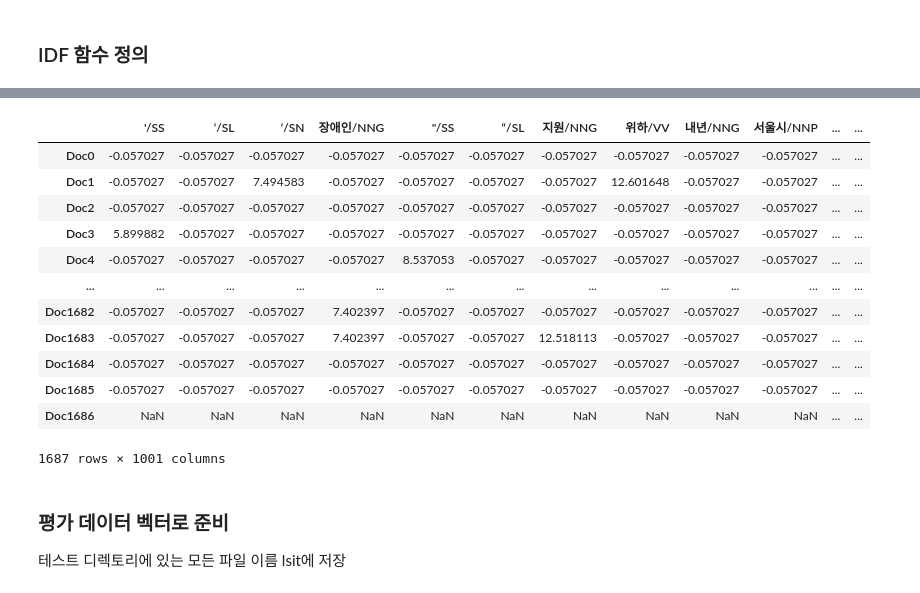
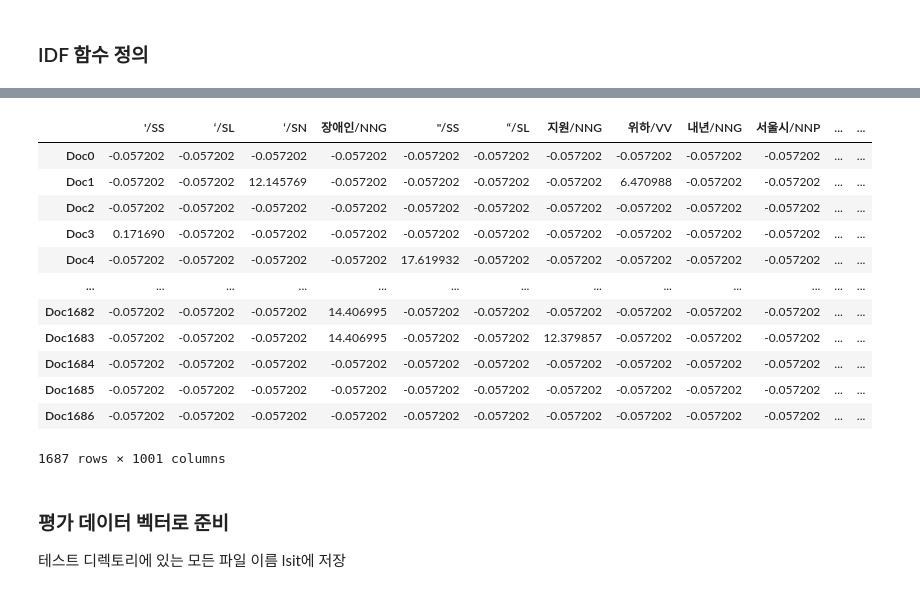
Before and after one commit to JDeoks/NLP_Assignment2, a Jupyter notebook: Assignment2.ipynb, the cells around one changed output, grey strips where cells are left out. Drawn from its saved outputs; the diff is of its cells as text; code cells hidden in the pictures.

Commit message:
pre func complete

```diff
--- a/Assignment2.ipynb
+++ b/Assignment2.ipynb
@@ -119,0 +92,2 @@ for i in fileName2D:
+# %%
+fileName2D = readFileName('/Users/jeongdeok/Downloads/2022_Fall_Student_Data/8/Corpus/Input_Data')
@@ -314,31 +285,30 @@ def func_IDF(n, df):
     """
     return math.log(n / (1 + df))
 
+def makeTF_IDF(DTM, df_list, mean = 0.0, std = 0.0):
 
-idf_list = []
+    idf_list = []
 
-docNum = DTM_df_sorted.shape[0] - 2
-print(docNum)
-#sum, df row 제외한 순수 문서 개수
+    docNum = DTM.shape[0]
+    colNum = DTM.shape[1]
 
-colNum = DTM_df_sorted.shape[1]
-print(colNum)
+    for c in range(colNum):
+        idf_list.append(func_IDF(docNum, df_list[c]))
+        # 모든 column을 다 돌면서 값이 df 읽고 idf값 list에 추가
 
-for c in range(colNum):
-    idf_list.append(func_IDF(docNum, DTM_df_sorted.loc['df'].iloc[c]))
-    # 모든 column을 다 돌면서 값이 df 읽고 idf값 list에 추가
+    TF_IDF = DTM.copy()
+    # TF-IDF 테이블 생성
 
-TF_IDF = DTM_df_sorted.iloc[:-3].copy()
+    for d in range(docNum) :
+        for t in range(colNum):
+            TF_IDF.iloc[d, t] = TF_IDF.iloc[d, t] * idf_list[t]
 
-# TF-IDF 테이블 생성
-# for  돌려서
-docNum = TF_IDF.shape[0]
-termNum = TF_IDF.shape[1]
-for d in range(docNum) :
-    for t in range(termNum):
-        TF_IDF.iloc[d, t] = TF_IDF.iloc[d, t] * idf_list[t]
+    if std  == 0:
+        std = TF_IDF.stack().std()
+    if mean == 0:
+        mean = TF_IDF.stack().mean()
 
-TF_IDF_std = (TF_IDF - TF_IDF.stack().mean())/TF_IDF.stack().std()
+    TF_IDF_std = (TF_IDF - mean)/std
+    # 정규분포
 
-# 정규분포
-TF_IDF_std
+    return TF_IDF_std, mean, std
@@ -360,0 +315,2 @@ TF_IDF_std
+# %%
+TF_IDF_train, mean, std = makeTF_IDF(DTM, df_list)
@@ -380,17 +339,17 @@ TF_IDF_std
 # %%
-TF_IDF_with_label = pd.concat([TF_IDF_std, label.iloc[:-2, :]],axis = 1)
+TF_IDF_with_label = pd.concat([TF_IDF_train, label],axis = 1)
 TF_IDF_with_label
 # %% [output]
 |  | '/SS | ‘/SL | ‘/SN | 장애인/NNG | "/SS | “/SL | 지원/NNG | 위하/VV | 내년/NNG | 서울시/NNP | ... | ... |
-| Doc0 | -0.057027 | -0.057027 | -0.057027 | -0.057027 | -0.057027 | -0.057027 | -0.057027 | -0.057027 | -0.057027 | -0.057027 | ... | ... |
-| Doc1 | -0.057027 | -0.057027 | 7.494583 | -0.057027 | -0.057027 | -0.057027 | -0.057027 | 12.601648 | -0.057027 | -0.057027 | ... | ... |
-| Doc2 | -0.057027 | -0.057027 | -0.057027 | -0.057027 | -0.057027 | -0.057027 | -0.057027 | -0.057027 | -0.057027 | -0.057027 | ... | ... |
-| Doc3 | 5.899882 | -0.057027 | -0.057027 | -0.057027 | -0.057027 | -0.057027 | -0.057027 | -0.057027 | -0.057027 | -0.057027 | ... | ... |
-| Doc4 | -0.057027 | -0.057027 | -0.057027 | -0.057027 | 8.537053 | -0.057027 | -0.057027 | -0.057027 | -0.057027 | -0.057027 | ... | ... |
+| Doc0 | -0.057202 | -0.057202 | -0.057202 | -0.057202 | -0.057202 | -0.057202 | -0.057202 | -0.057202 | -0.057202 | -0.057202 | ... | ... |
+| Doc1 | -0.057202 | -0.057202 | 12.145769 | -0.057202 | -0.057202 | -0.057202 | -0.057202 | 6.470988 | -0.057202 | -0.057202 | ... | ... |
+| Doc2 | -0.057202 | -0.057202 | -0.057202 | -0.057202 | -0.057202 | -0.057202 | -0.057202 | -0.057202 | -0.057202 | -0.057202 | ... | ... |
+| Doc3 | 0.171690 | -0.057202 | -0.057202 | -0.057202 | -0.057202 | -0.057202 | -0.057202 | -0.057202 | -0.057202 | -0.057202 | ... | ... |
+| Doc4 | -0.057202 | -0.057202 | -0.057202 | -0.057202 | 17.619932 | -0.057202 | -0.057202 | -0.057202 | -0.057202 | -0.057202 | ... | ... |
 | ... | ... | ... | ... | ... | ... | ... | ... | ... | ... | ... | ... | ... |
-| Doc1682 | -0.057027 | -0.057027 | -0.057027 | 7.402397 | -0.057027 | -0.057027 | -0.057027 | -0.057027 | -0.057027 | -0.057027 | ... | ... |
-| Doc1683 | -0.057027 | -0.057027 | -0.057027 | 7.402397 | -0.057027 | -0.057027 | 12.518113 | -0.057027 | -0.057027 | -0.057027 | ... | ... |
-| Doc1684 | -0.057027 | -0.057027 | -0.057027 | -0.057027 | -0.057027 | -0.057027 | -0.057027 | -0.057027 | -0.057027 | -0.057027 | ... | ... |
-| Doc1685 | -0.057027 | -0.057027 | -0.057027 | -0.057027 | -0.057027 | -0.057027 | -0.057027 | -0.057027 | -0.057027 | -0.057027 | ... | ... |
-| Doc1686 | NaN | NaN | NaN | NaN | NaN | NaN | NaN | NaN | NaN | NaN | ... | ... |
+| Doc1682 | -0.057202 | -0.057202 | -0.057202 | 14.406995 | -0.057202 | -0.057202 | -0.057202 | -0.057202 | -0.057202 | -0.057202 | ... | ... |
+| Doc1683 | -0.057202 | -0.057202 | -0.057202 | 14.406995 | -0.057202 | -0.057202 | 12.379857 | -0.057202 | -0.057202 | -0.057202 | ... | ... |
+| Doc1684 | -0.057202 | -0.057202 | -0.057202 | -0.057202 | -0.057202 | -0.057202 | -0.057202 | -0.057202 | -0.057202 | -0.057202 | ... | ... |
+| Doc1685 | -0.057202 | -0.057202 | -0.057202 | -0.057202 | -0.057202 | -0.057202 | -0.057202 | -0.057202 | -0.057202 | -0.057202 | ... | ... |
+| Doc1686 | -0.057202 | -0.057202 | -0.057202 | -0.057202 | -0.057202 | -0.057202 | -0.057202 | -0.057202 | -0.057202 | -0.057202 | ... | ... |
 1687 rows × 1001 columns
```
Also changed, not shown: parts of 33 cells of this notebook.
